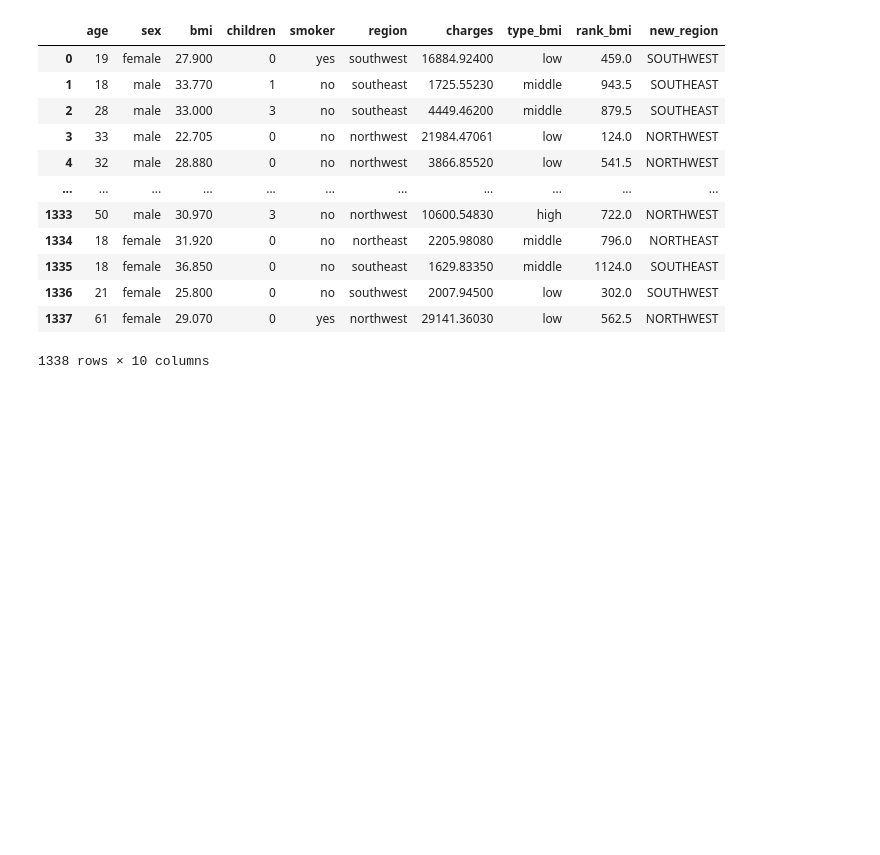
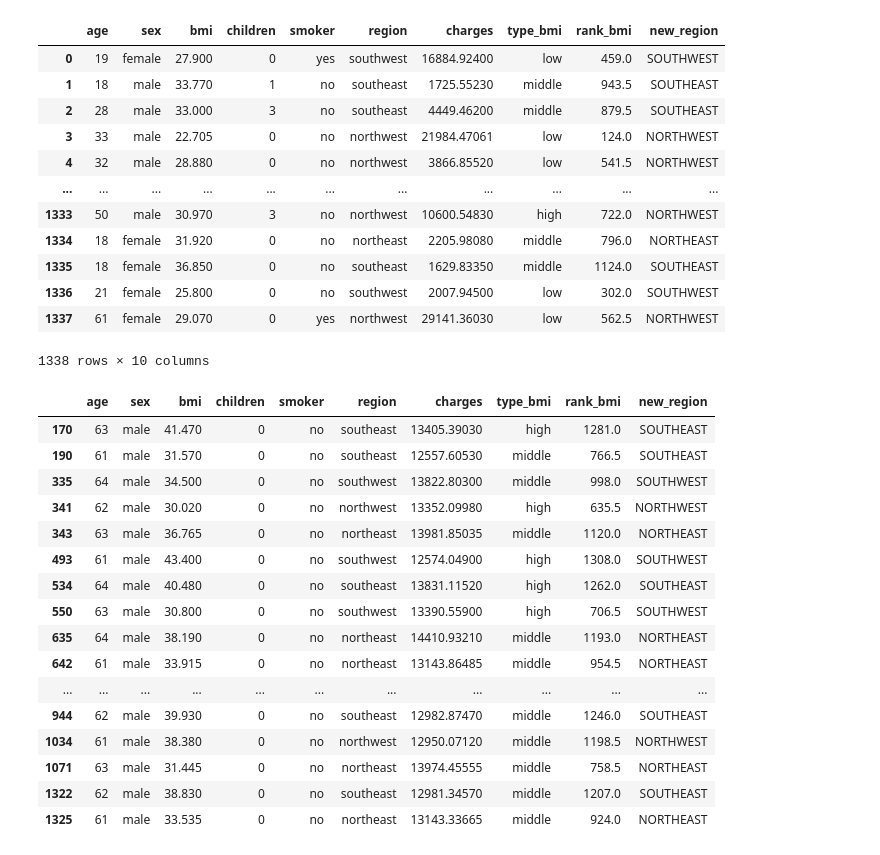
Before and after one commit to danyalmendigali/jupyter-datascience, a Jupyter notebook: Pandas/Day13.ipynb, the cells around one changed output. Drawn from its saved outputs; the diff is of its cells as text; code cells hidden in the pictures; blank space fills up the shorter version.

```diff
--- a/Pandas/Day13.ipynb
+++ b/Pandas/Day13.ipynb
@@ -125,3 +125,29 @@ df.sort_index()
 | 1336 | 21 | female | 25.800 | 0 | no | southwest | 2007.94500 | low | 302.0 | SOUTHWEST |
 | 1337 | 61 | female | 29.070 | 0 | yes | northwest | 29141.36030 | low | 562.5 | NORTHWEST |
 1338 rows × 10 columns
+# %%
+df.loc[
+    (df['sex'] == 'male') &
+    (df['age'] > 60) &
+    (df['bmi'] > 30) &
+    (df['smoker'] == 'no') &
+    (df['children'] == 0)
+]
+# %% [output]
+|  | age | sex | bmi | children | smoker | region | charges | type_bmi | rank_bmi | new_region |
+| 170 | 63 | male | 41.470 | 0 | no | southeast | 13405.39030 | high | 1281.0 | SOUTHEAST |
+| 190 | 61 | male | 31.570 | 0 | no | southeast | 12557.60530 | middle | 766.5 | SOUTHEAST |
+| 335 | 64 | male | 34.500 | 0 | no | southwest | 13822.80300 | middle | 998.0 | SOUTHWEST |
+| 341 | 62 | male | 30.020 | 0 | no | northwest | 13352.09980 | high | 635.5 | NORTHWEST |
+| 343 | 63 | male | 36.765 | 0 | no | northeast | 13981.85035 | middle | 1120.0 | NORTHEAST |
+| 493 | 61 | male | 43.400 | 0 | no | southwest | 12574.04900 | high | 1308.0 | SOUTHWEST |
+| 534 | 64 | male | 40.480 | 0 | no | southeast | 13831.11520 | high | 1262.0 | SOUTHEAST |
+| 550 | 63 | male | 30.800 | 0 | no | southwest | 13390.55900 | high | 706.5 | SOUTHWEST |
+| 635 | 64 | male | 38.190 | 0 | no | northeast | 14410.93210 | middle | 1193.0 | NORTHEAST |
+| 642 | 61 | male | 33.915 | 0 | no | northeast | 13143.86485 | middle | 954.5 | NORTHEAST |
+| ... | ... | ... | ... | ... | ... | ... | ... | ... | ... | ... |
+| 944 | 62 | male | 39.930 | 0 | no | southeast | 12982.87470 | middle | 1246.0 | SOUTHEAST |
+| 1034 | 61 | male | 38.380 | 0 | no | northwest | 12950.07120 | middle | 1198.5 | NORTHWEST |
+| 1071 | 63 | male | 31.445 | 0 | no | northeast | 13974.45555 | middle | 758.5 | NORTHEAST |
+| 1322 | 62 | male | 38.830 | 0 | no | southeast | 12981.34570 | middle | 1207.0 | SOUTHEAST |
+| 1325 | 61 | male | 33.535 | 0 | no | northeast | 13143.33665 | middle | 924.0 | NORTHEAST |
```
Also changed, not shown: 1 other file.
